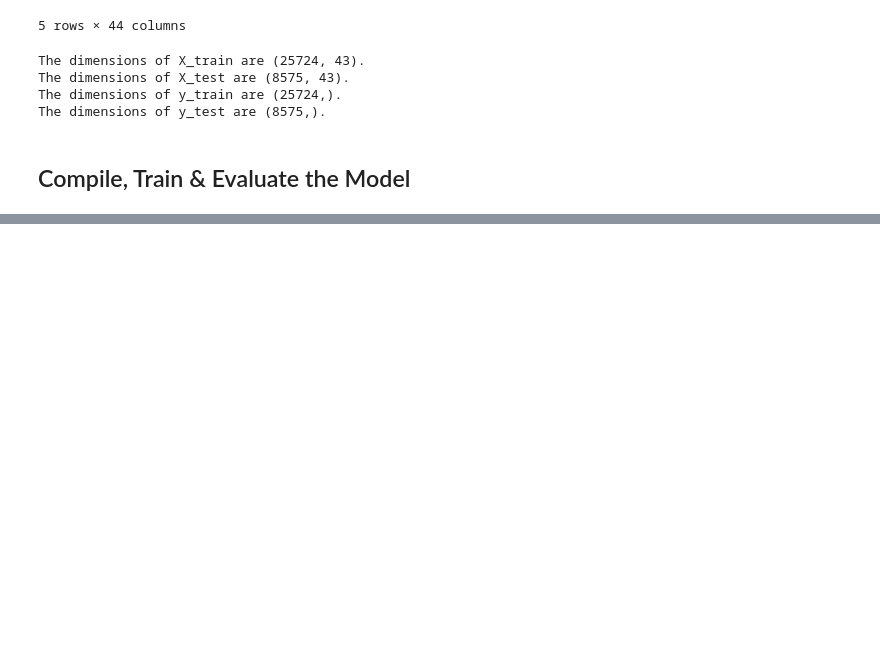
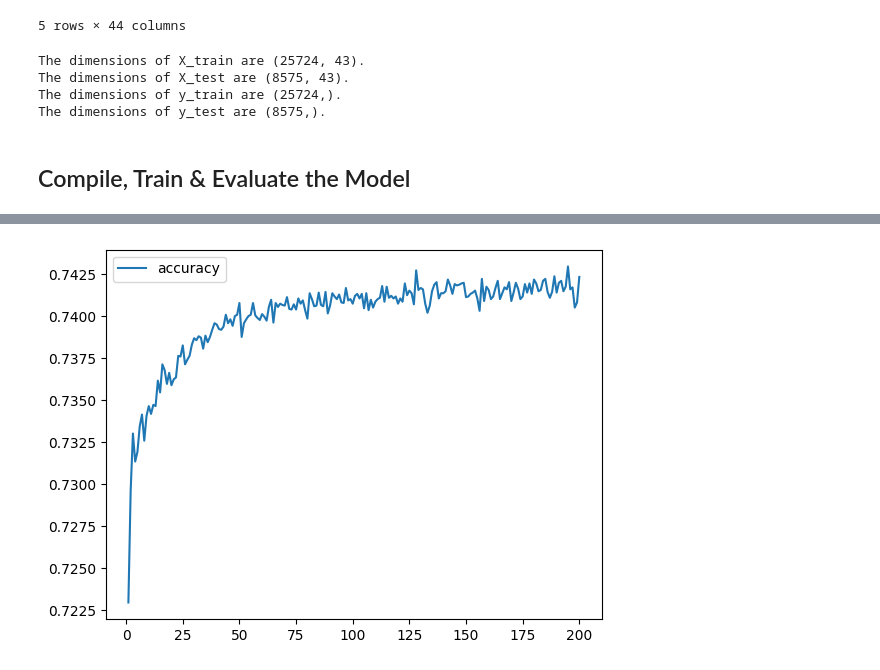
Before and after one commit to dlevy-engineer/nonprofit-seeding-deep-learning, a Jupyter notebook: AlphabetSoup_v1.ipynb, the cells around one changed output, grey strips where cells are left out. Drawn from its saved outputs; the diff is of its cells as text; code cells hidden in the pictures; blank space fills up the shorter version.

```diff
--- a/AlphabetSoup_v1.ipynb
+++ b/AlphabetSoup_v1.ipynb
@@ -204,19 +204,19 @@ X_test_scaled = X_scaler.transform(X_test)
 # %% [markdown]
 ## Compile, Train & Evaluate the Model
 # %%
+nn_model = tf.keras.models.Sequential()
+
 # define the model - deep neural net, i.e., the number of input features and hidden nodes for each layer.
-#  YOUR CODE GOES HERE
+nn_model.add(tf.keras.layers.Dense(units=120, activation="relu", input_dim=43))
 
-nn = tf.keras.models.Sequential()
+# first hidden layer
+nn_model.add(tf.keras.layers.Dense(units=100, activation="relu"))
 
-# First hidden layer
-#  YOUR CODE GOES HERE
+# second hidden layer
+nn_model.add(tf.keras.layers.Dense(units=80, activation="relu"))
 
-# Second hidden layer
-#  YOUR CODE GOES HERE
-
-# Output layer
-#  YOUR CODE GOES HERE
+# output layer
+nn_model.add(tf.keras.layers.Dense(units=1, activation="sigmoid"))
 
 # Check the structure of the model
-nn.summary()
+nn_model.summary()
@@ -228,0 +241,6 @@ nn.summary()
+# %%
+# compile the model
+nn_model.compile(loss="binary_crossentropy", optimizer="adam", metrics=["accuracy"])
+# %%
+# train the model
+fit_model = nn_model.fit(X_train_scaled, y_train, epochs=200)
@@ -235,0 +271,11 @@ print(f"Loss: {model_loss}, Accuracy: {model_accuracy}")
+# %%
+import matplotlib.pyplot as plt
+
+# create a DataFrame containing training history
+history_df = pd.DataFrame(fit_model.history, index=range(1,len(fit_model.history["loss"])+1))
+
+# Plot the accuracy
+history_df.plot(y="accuracy")
+plt.show()
+# %% [output]
+[figure, added]
```
Also changed, not shown: parts of 8 cells of this notebook.
